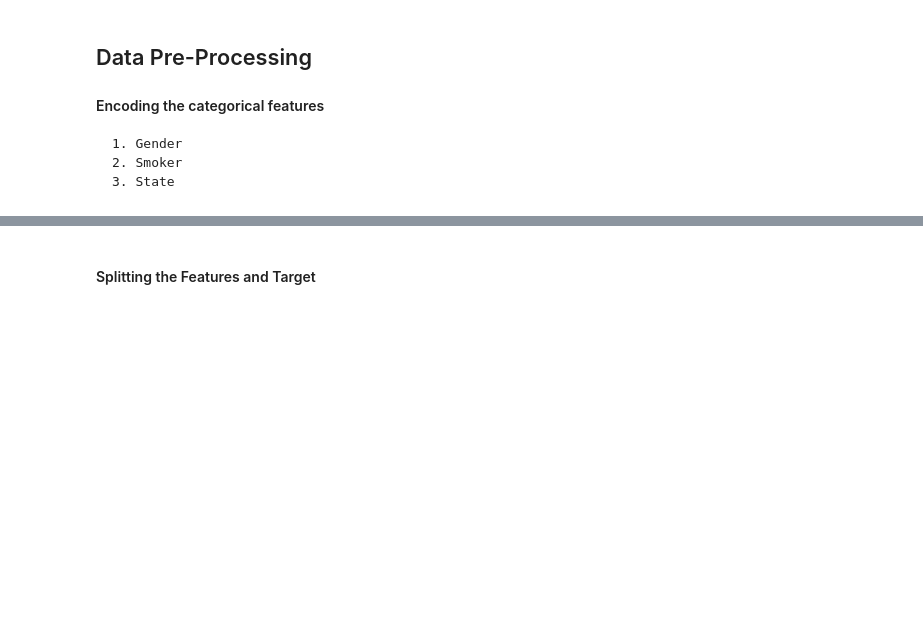
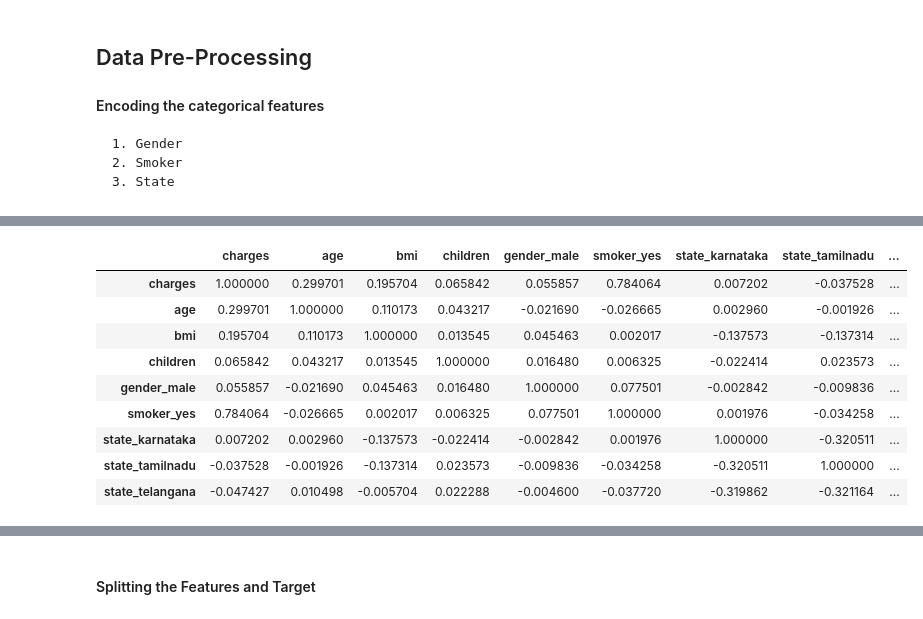
Before and after one commit to SudheerT055/MCA_MiniProject, a Jupyter notebook: MedicalCostPredictionSystem.ipynb, the cells around one changed output, grey strips where cells are left out. Drawn from its saved outputs; the diff is of its cells as text; code cells hidden in the pictures; blank space fills up the shorter version.

```diff
--- a/MedicalCostPredictionSystem.ipynb
+++ b/MedicalCostPredictionSystem.ipynb
@@ -151,0 +176,13 @@ dataset.replace({'state':{'andhrapradesh':0,'telangana':1,'karnataka':2,'tamilna
+# %%
+final_dataset.corr()
+# %% [output]
+|  | charges | age | bmi | children | gender_male | smoker_yes | state_karnataka | state_tamilnadu | ... |
+| charges | 1.000000 | 0.299701 | 0.195704 | 0.065842 | 0.055857 | 0.784064 | 0.007202 | -0.037528 | ... |
+| age | 0.299701 | 1.000000 | 0.110173 | 0.043217 | -0.021690 | -0.026665 | 0.002960 | -0.001926 | ... |
+| bmi | 0.195704 | 0.110173 | 1.000000 | 0.013545 | 0.045463 | 0.002017 | -0.137573 | -0.137314 | ... |
+| children | 0.065842 | 0.043217 | 0.013545 | 1.000000 | 0.016480 | 0.006325 | -0.022414 | 0.023573 | ... |
+| gender_male | 0.055857 | -0.021690 | 0.045463 | 0.016480 | 1.000000 | 0.077501 | -0.002842 | -0.009836 | ... |
+| smoker_yes | 0.784064 | -0.026665 | 0.002017 | 0.006325 | 0.077501 | 1.000000 | 0.001976 | -0.034258 | ... |
+| state_karnataka | 0.007202 | 0.002960 | -0.137573 | -0.022414 | -0.002842 | 0.001976 | 1.000000 | -0.320511 | ... |
+| state_tamilnadu | -0.037528 | -0.001926 | -0.137314 | 0.023573 | -0.009836 | -0.034258 | -0.320511 | 1.000000 | ... |
+| state_telangana | -0.047427 | 0.010498 | -0.005704 | 0.022288 | -0.004600 | -0.037720 | -0.319862 | -0.321164 | ... |
```
Also changed, not shown: parts of 17 cells of this notebook.
